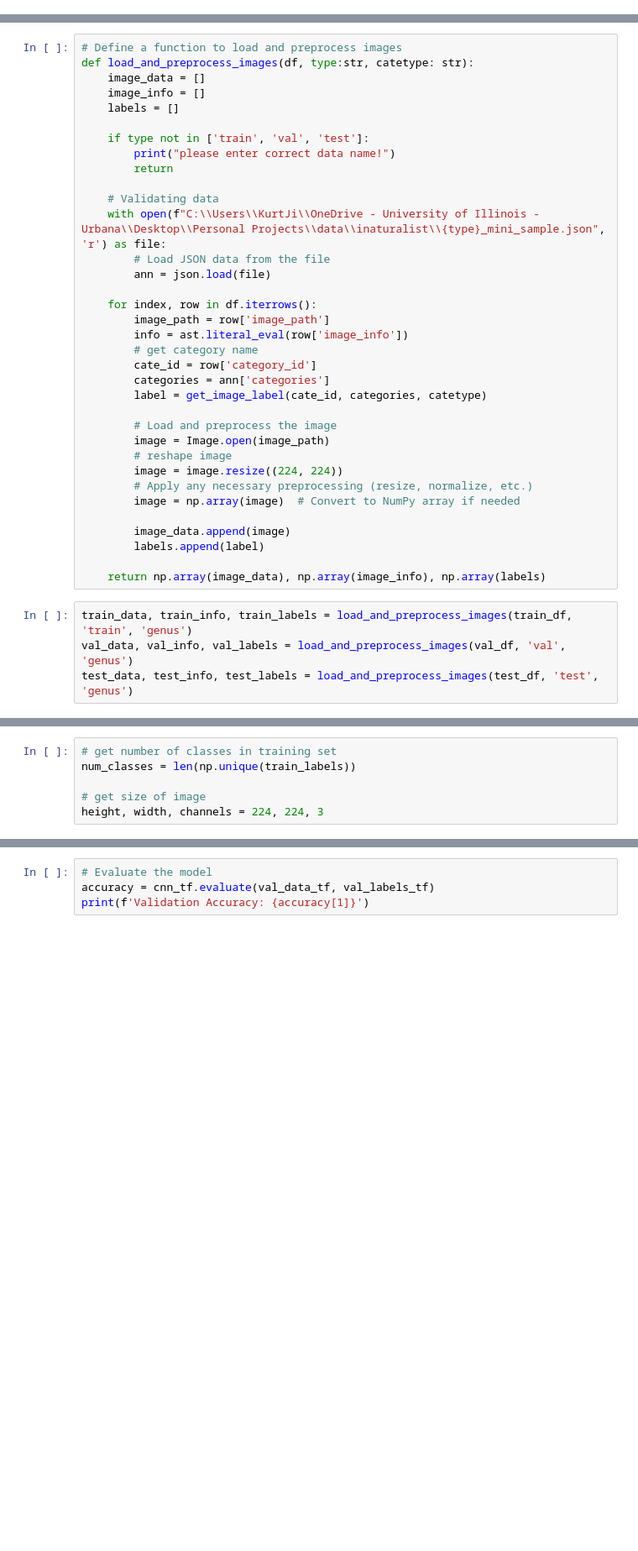
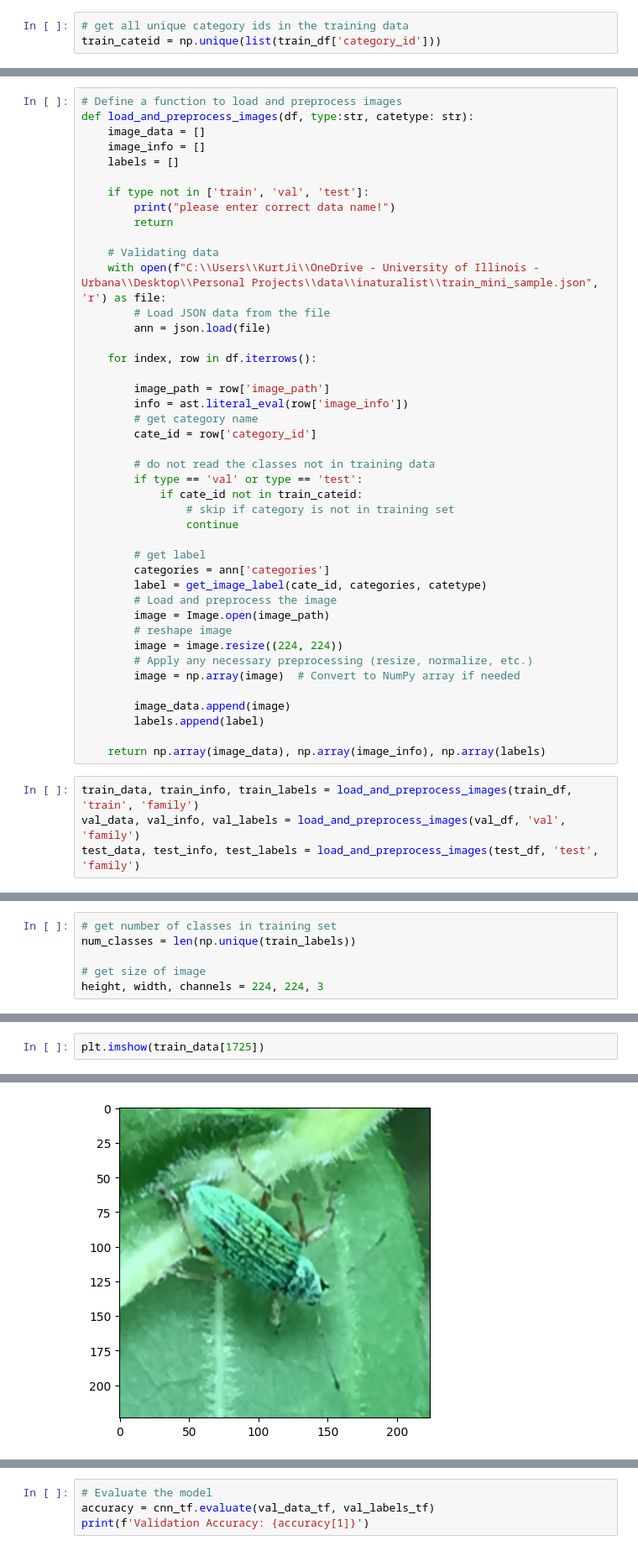
Before and after one commit to kurt980/Image, a Jupyter notebook: Model_1.ipynb, the cells around one changed output, grey strips where cells are left out. Shown: that part at 84% size. Saved outputs shown, nothing was run; the diff lists cells and outputs as text; blank space fills up the shorter version.

```diff
--- a/Model_1.ipynb
+++ b/Model_1.ipynb
@@ -24,0 +21,3 @@ Index(['image_path', 'image_info', 'category_id'], dtype='object')
+# %%
+# get all unique category ids in the training data
+train_cateid = np.unique(list(train_df['category_id']))
@@ -44,18 +52,26 @@ def load_and_preprocess_images(df, type:str, catetype: str):
         return
 
     # Validating data
-    with open(f"C:\\Users\\KurtJi\\OneDrive - University of Illinois - Urbana\\Desktop\\Personal Projects\\data\\inaturalist\\{type}_mini_sample.json", 'r') as file:
+    with open(f"C:\\Users\\KurtJi\\OneDrive - University of Illinois - Urbana\\Desktop\\Personal Projects\\data\\inaturalist\\train_mini_sample.json", 'r') as file:
         # Load JSON data from the file
         ann = json.load(file)
 
     for index, row in df.iterrows():
+
         image_path = row['image_path']
         info = ast.literal_eval(row['image_info'])
         # get category name
         cate_id = row['category_id']
+
+        # do not read the classes not in training data
+        if type == 'val' or type == 'test':
+            if cate_id not in train_cateid:
+                # skip if category is not in training set
+                continue
+
+        # get label
         categories = ann['categories']
         label = get_image_label(cate_id, categories, catetype)
-
         # Load and preprocess the image
         image = Image.open(image_path)
         # reshape image
@@ -68,9 +84,9 @@ def load_and_preprocess_images(df, type:str, catetype: str):
 
     return np.array(image_data), np.array(image_info), np.array(labels)
 # %%
-train_data, train_info, train_labels = load_and_preprocess_images(train_df, 'train', 'genus')
-val_data, val_info, val_labels = load_and_preprocess_images(val_df, 'val', 'genus')
-test_data, test_info, test_labels = load_and_preprocess_images(test_df, 'test', 'genus')
+train_data, train_info, train_labels = load_and_preprocess_images(train_df, 'train', 'family')
+val_data, val_info, val_labels = load_and_preprocess_images(val_df, 'val', 'family')
+test_data, test_info, test_labels = load_and_preprocess_images(test_df, 'test', 'family')
 # %%
 np.shape(train_data[99])
 # %% [output]
@@ -127,0 +169,3 @@ test_labels_tf = np.array(test_labels)
+# %%
+plt.imshow(train_data[1725])
+# %% [output]
@@ -127,0 +173 @@ test_labels_tf = np.array(test_labels)
+[figure, added]
```
Also changed, not shown: parts of 21 cells of this notebook, 1 other file.
